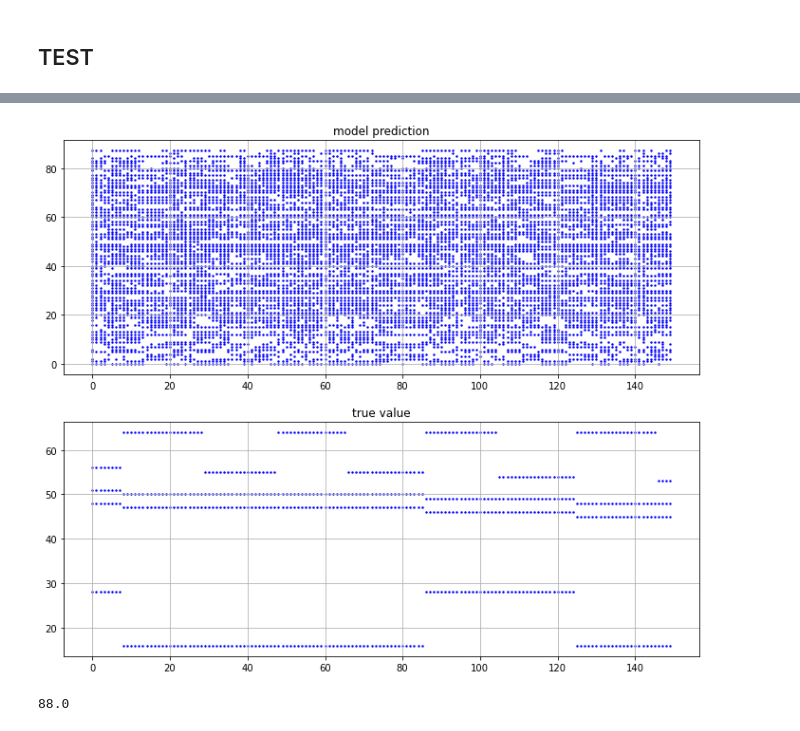
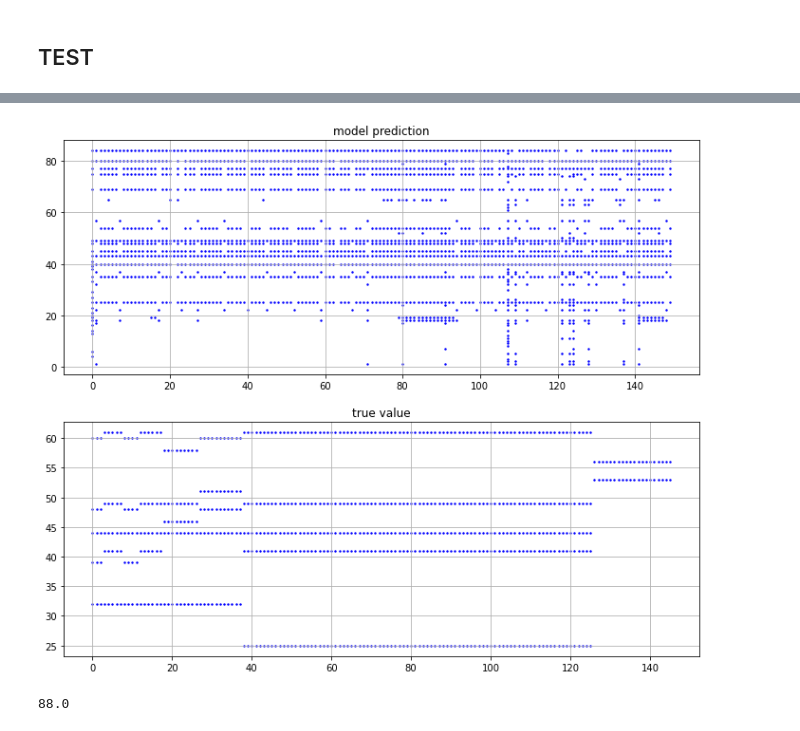
Before and after one commit to neennera/AI_single-music-note-classification, a Jupyter notebook: model_convo.ipynb, the cells around one changed output, grey strips where cells are left out. Saved outputs shown, nothing was run; the diff lists cells and outputs as text; code cells hidden in the pictures.

Commit message:
Convo1d + RELU + [+1 & log] + linear(time) + lstm(log) + normalize

```diff
--- a/model_convo.ipynb
+++ b/model_convo.ipynb
@@ -212,3 +212,4 @@ def train_epoch(k):
 device = "cuda" if torch.cuda.is_available() else "cpu"
 model = Model()
 model = model.to(device)
+model.load_state_dict(torch.load("weight/convo1/mymodel.pt"))
@@ -232,12 +247,19 @@ with open('weight/convo1/lr_log.pkl', 'rb') as f:
     lr_log = pickle.load(f)
 # %% [markdown]
 ## Graph Represent
+# %%
+for k in losses :
+    loss_log.append(float(k))
+for i in range(len(baseline)) :
+    lr_log.append(lr)
+acc_log = acc_log + metrics
+baseline_log = baseline_log + baseline
 # %%
 lr=10e-4/2./2/2/2/2
-'''acc_log=[]
+acc_log=[]
 baseline_log=[]
 loss_log=[]
-lr_log=[]'''
+lr_log=[]
 
 for k in losses :
     loss_log.append(float(k))
@@ -306,4 +328,4 @@ xy=model(x[0])
 # %%
 tx = xy.detach().numpy()
 ty = y.detach().numpy()
-tx = (tx>=0.5)
+tx = 1*(tx>=0.5)
@@ -333,28 +347,28 @@ tx[0], y[0][0]
          0., 0., 0., 0., 0., 0., 0., 0., 0., 0., 0., 0., 0., 0., 0., 0.]))
 # %%
-id=5
+id=0
 
 x=np.arange(0,len(tx[id]))
 fig,ax = plt.subplots(2,1, figsize=(8,8))
 ax[0].grid(), ax[1].grid()
 fig.set_figwidth(12)
 fig.set_figheight(10)
 
 ax[0].set_title('model prediction')
 for i in range(150):
     for j in range(88) :
         if(tx[i][j]==1) :
             ax[0].scatter(i,j, s=2,c="b")
 
 ax[1].set_title('true value')
 for i in range(150):
     for j in range(88) :
         if(ty[id][i][j]==1) :
             ax[1].scatter(i,j, s=2,c="b")
 
 plt.show()
 # %% [output]
-[figure, old version]
+[figure, new version]
 # %%
 #วัดตัวที่ทายผิดใน epoch test
 
```
Also changed, not shown: parts of 11 cells of this notebook, 4 other files.
